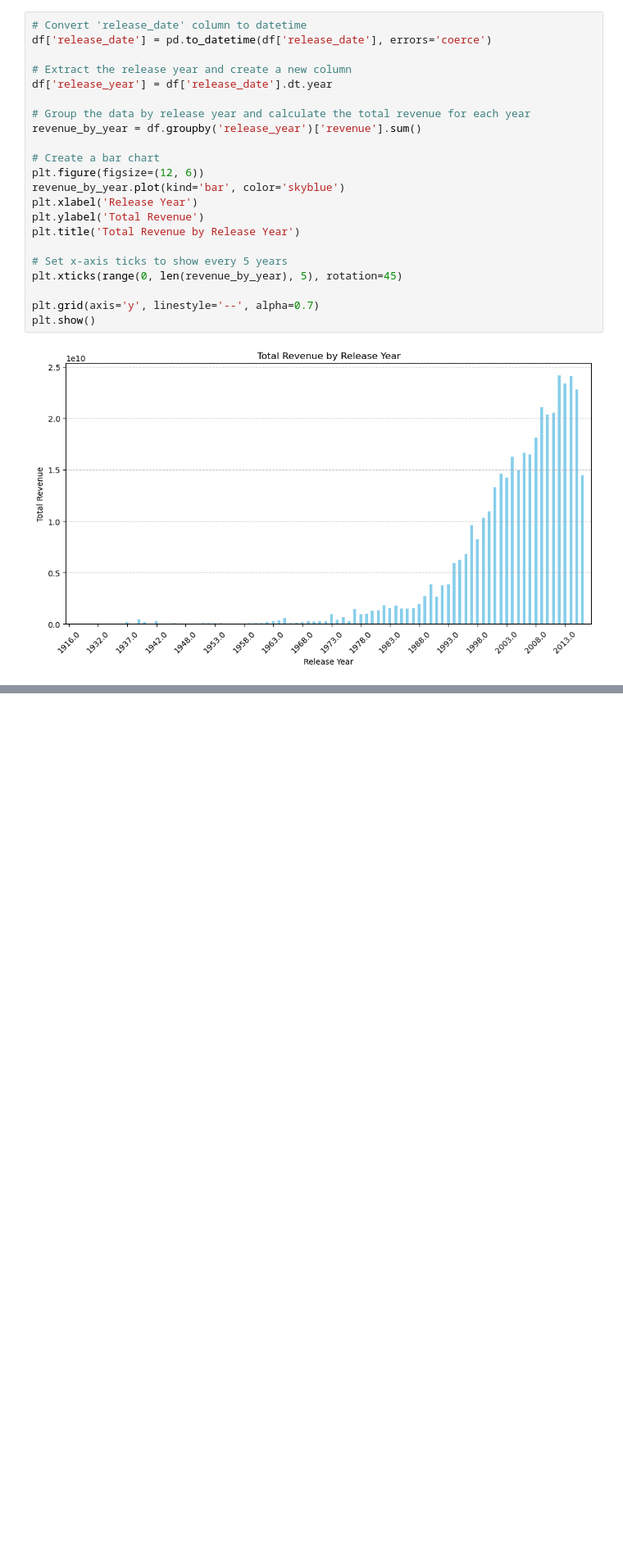
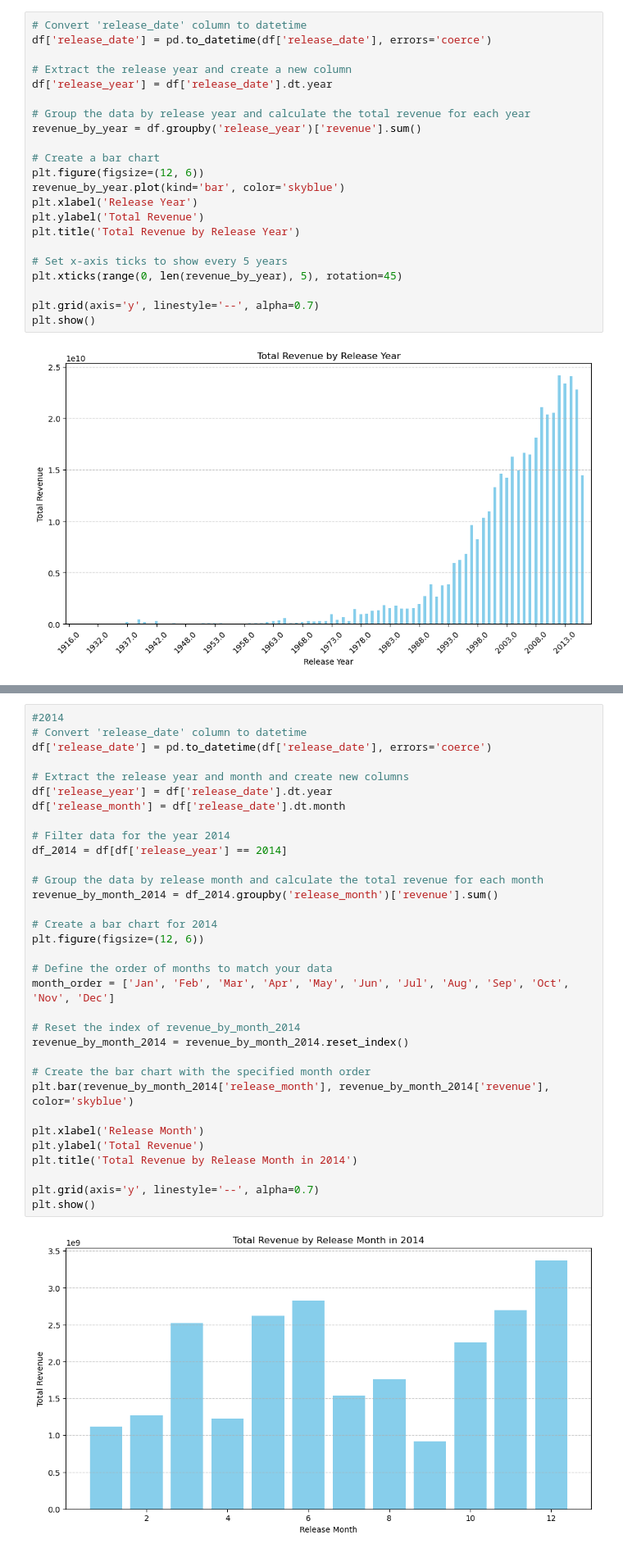
Before and after one commit to KacySamples/Project_1.0, a Jupyter notebook: Movie_Project_1_Kac.ipynb, the cells around one changed output, grey strips where cells are left out. Shown at 82% size. Cells and saved outputs as stored; diff of their text form; blank space fills up the shorter version.

```diff
--- a/Movie_Project_1_Kac.ipynb
+++ b/Movie_Project_1_Kac.ipynb
@@ -175,0 +211,35 @@ plt.show()
+# %%
+#2014
+# Convert 'release_date' column to datetime
+df['release_date'] = pd.to_datetime(df['release_date'], errors='coerce')
+
+# Extract the release year and month and create new columns
+df['release_year'] = df['release_date'].dt.year
+df['release_month'] = df['release_date'].dt.month
+
+# Filter data for the year 2014
+df_2014 = df[df['release_year'] == 2014]
+
+# Group the data by release month and calculate the total revenue for each month
+revenue_by_month_2014 = df_2014.groupby('release_month')['revenue'].sum()
+
+# Create a bar chart for 2014
+plt.figure(figsize=(12, 6))
+
+# Define the order of months to match your data
+month_order = ['Jan', 'Feb', 'Mar', 'Apr', 'May', 'Jun', 'Jul', 'Aug', 'Sep', 'Oct', 'Nov', 'Dec']
+
+# Reset the index of revenue_by_month_2014
+revenue_by_month_2014 = revenue_by_month_2014.reset_index()
+
+# Create the bar chart with the specified month order
+plt.bar(revenue_by_month_2014['release_month'], revenue_by_month_2014['revenue'], color='skyblue')
+
+plt.xlabel('Release Month')
+plt.ylabel('Total Revenue')
+plt.title('Total Revenue by Release Month in 2014')
+
+plt.grid(axis='y', linestyle='--', alpha=0.7)
+plt.show()
+# %% [output]
+[figure, added]
```
Also changed, not shown: parts of 2 cells of this notebook.
